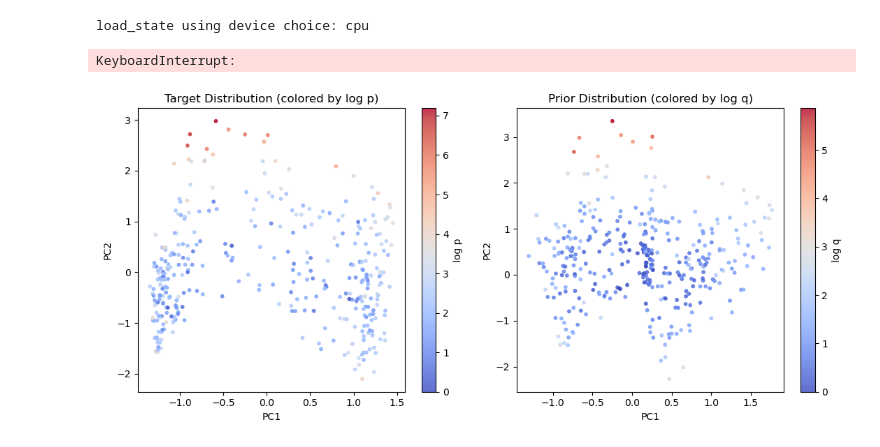
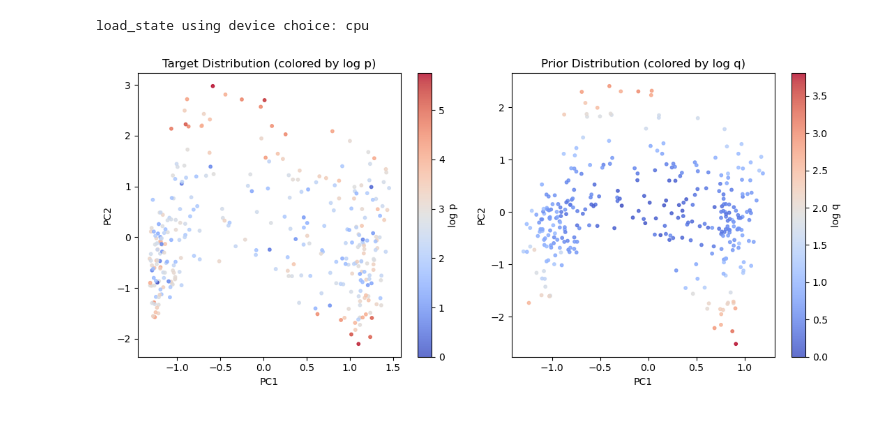
Before and after one commit to lherron2/thermodynamic-maps, a Jupyter notebook: nb/TM_nb.ipynb, the cells around one changed output. Saved outputs shown, nothing was run; the diff lists cells and outputs as text; code cells hidden in the pictures.

```diff
--- a/nb/TM_nb.ipynb
+++ b/nb/TM_nb.ipynb
@@ -131,7 +146,7 @@ backbone.load_model(model_dir, epoch='latest')
 # %% [output]
 load_state using device choice: cpu
 # %%
-diffusion = VPDiffusion(num_diffusion_timesteps=10)
+diffusion = VPDiffusion(num_diffusion_timesteps=5)
 sampler = DiffusionSampler(diffusion, backbone, train_loader, prior, network_pred_type='noise')
 # %%
 output_dict = {}
@@ -139,7 +154,7 @@ direction = 'forward'
 T = 1
 
 # If OOM error reduce batch size
-data_loader = torch.utils.data.DataLoader(train_loader, batch_size=16, shuffle=False, pin_memory=True)
+data_loader = torch.utils.data.DataLoader(train_loader, batch_size=64, shuffle=False, pin_memory=True)
 
 for batch_index, (index, temperatures, b) in enumerate(tqdm(data_loader, desc="Processing batches")):
     batch_size = b.size(0)
@@ -160,45 +175,44 @@ for batch_index, (index, temperatures, b) in enumerate(tqdm(data_loader, desc="P
     for i_, index_ in enumerate(index):
         for k,v in output_dict_.items():
             output_dict[index_][k] = output_dict_[k][i_]
-# %% [output]
-KeyboardInterrupt:
 # %%
 targets, priors = [], []
 logp, logq = [], []
 
 for entry in output_dict.values():
-    try:
-        targets.append(entry["target"][0])  # 0 - coordinates, 1 - temperatures
-        priors.append(entry["prior"][0])
-        logp.append(float(entry["log_p"]))
-        logq.append(float(entry["log_q"]))
-    except:
-        None
+    if entry:
+        try:
+            targets.append(entry["target"][0])  # 0 - coordinates, 1 - temperatures
+            priors.append(entry["prior"][0])
+            logp.append(float(entry["log_p"]))
+            logq.append(float(entry["log_q"]))
+        except:
+            None
 
 logp = -np.array(logp)
 logq = -np.array(logq)
 
 logp -= min(logp)
 logq -= min(logq)
 
 targets, priors = np.array(targets), np.array(priors)
 logp, logq = np.array(logp), np.array(logq)
 
 fig, axes = plt.subplots(1, 2, figsize=(11, 5))
 
 sc1 = axes[0].scatter(targets[:, 0], targets[:, 1], c=logp, cmap='coolwarm', s=10, alpha=0.8)
 axes[0].set_title("Target Distribution (colored by log p)")
 axes[0].set_xlabel("PC1")
 axes[0].set_ylabel("PC2")
 plt.colorbar(sc1, ax=axes[0], label='log p')
 
 sc2 = axes[1].scatter(priors[:, 0], priors[:, 1], c=logq, cmap='coolwarm', s=10, alpha=0.8)
 axes[1].set_title("Prior Distribution (colored by log q)")
 axes[1].set_xlabel("PC1")
 axes[1].set_ylabel("PC2")
 plt.colorbar(sc2, ax=axes[1], label='log q')
 
 plt.tight_layout()
 plt.show()
 # %% [output]
-[figure, old version]
+[figure, new version]
```
Also changed, not shown: parts of 16 cells of this notebook, 1 other file.
